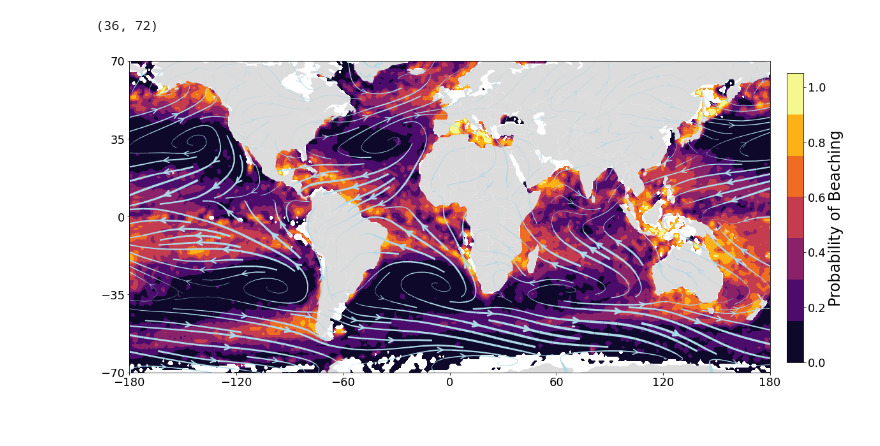
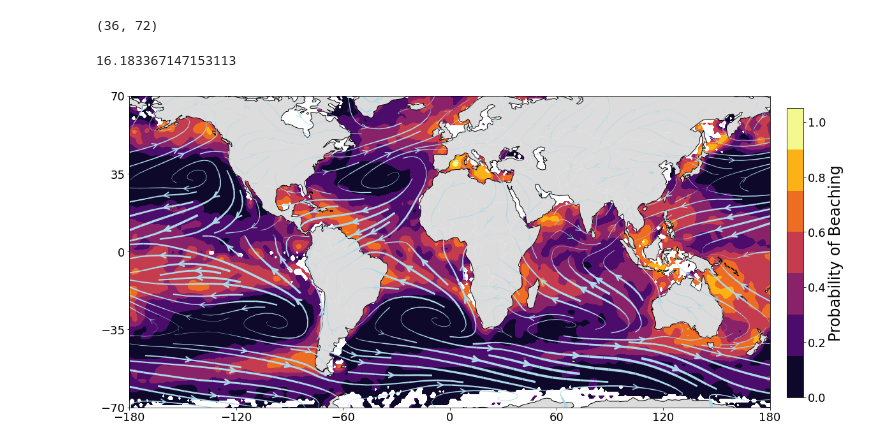
Before and after one commit to GHOpenonic/Global-ocean-beaching-pathways-of-surface-drifters, a Jupyter notebook: wind.ipynb, the cells around one changed output. Cells and saved outputs as stored; diff of their text form; code cells hidden in the pictures.

```diff
--- a/wind.ipynb
+++ b/wind.ipynb
@@ -197,7 +199,7 @@ def nan_gaussian_filter(values, sigma):
     return filtered
 
 # Apply the custom Gaussian filter
-beach_prob_vals_filtered = nan_gaussian_filter(beach_prob_vals, sigma=0.7)
+beach_prob_vals_filtered = nan_gaussian_filter(beach_prob_vals, sigma=1.4)
 # %%
 np.shape(lons[::5])
 # %% [output]
@@ -206,6 +208,10 @@ np.shape(lons[::5])
 np.shape(u_winds.values[::5,::5])
 # %% [output]
 (36, 72)
+# %%
+np.sqrt(np.nanmax(u_winds.values)**2 + np.nanmax(v_winds.values)**2)
+# %% [output]
+16.183367147153113
 # %%
 # Load world shapefile
 world = gpd.read_file(gpd.datasets.get_path('naturalearth_lowres'))
@@ -224,32 +230,32 @@ ax1.set_yticks([-70, -35, 0, 35, 70])
 cmap = plt.get_cmap('inferno').copy()
 ax1.set_extent([-180, 180, -70, 70], crs=ccrs.PlateCarree())
 im1 = ax1.contourf(lons, lats, beach_prob_vals_filtered, cmap=cmap, transform=ccrs.PlateCarree(),
                    vmin=0, vmax=1.0, levels = 6)
 
 
 #ax1.set_title('Probability of Beaching')
 #ax1.set_xlabel('Longitude')
 #ax1.set_ylabel('Latitude')
 
 land.plot(ax=ax1, color='gainsboro', edgecolor='none')
 Antarctica.plot(ax=ax1, color='gainsboro', edgecolor='none')
 ax1.set_aspect('auto')
+ax1.coastlines(color = 'black')
 
 # Create a colorbar
 cbar_ax = fig.add_axes([0.92, 0.15, 0.02, 0.7])  # [left, bottom, width, height]
 cbar = fig.colorbar(im1, cax=cbar_ax, label='Probability of Beaching')
 cbar.set_ticks([0, 0.2, 0.4, 0.6, 0.8, 1.0])
 im1.set_clim(0, 1.0)  # This sets the color limits for the ScalarMappable
 
 
 # Plot wind vectors
 linewidth = 7.5 * np.sqrt(u_winds.values**2 + v_winds.values**2) / np.sqrt(np.nanmax(u_winds.values)**2 + np.nanmax(v_winds.values)**2)
 wind_q_global = ax1.streamplot(lons, lats, u_winds.values, v_winds.values, color='lightblue',
                                linewidth=linewidth, density = 1.5, arrowsize = 2, arrowstyle = '->')
-
 #plt.savefig('prob_beach_winds.png', dpi=300)
 
 # Show the plot
 plt.show()
 # %% [output]
-[figure, old version]
+[figure, new version]
```
Also changed, not shown: parts of 1 cell of this notebook.
